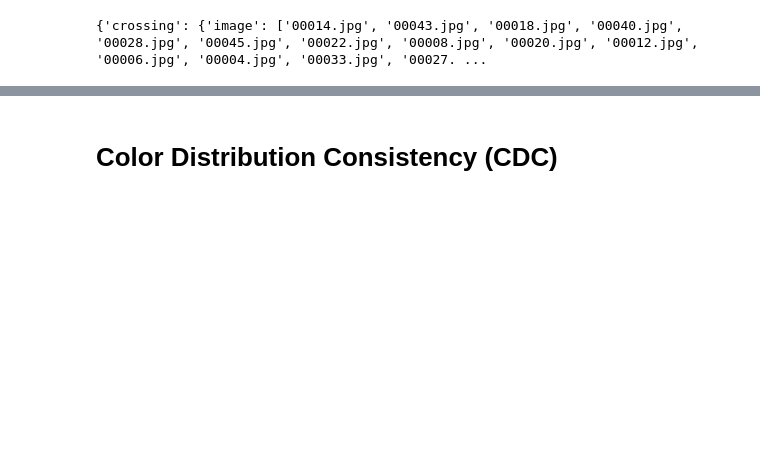
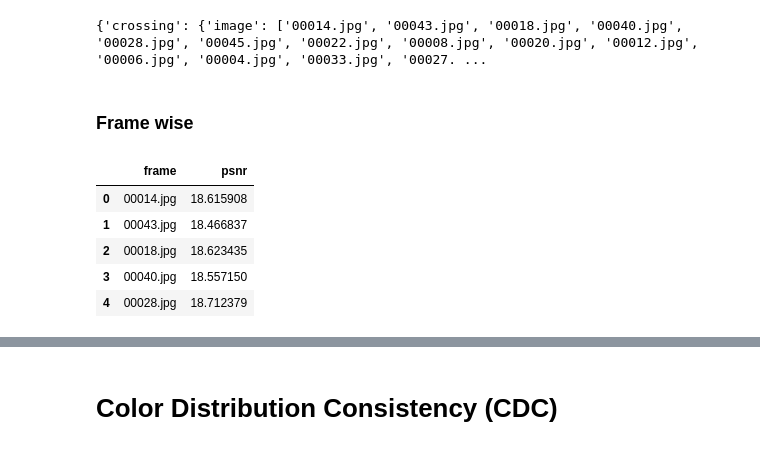
Before and after one commit to salkhon/video-colorization, a Jupyter notebook: notebooks/inference-video-colorization-rgb-with-perceptual-loss.ipynb, the cells around one changed output, grey strips where cells are left out. Drawn from its saved outputs; the diff is of its cells as text; code cells hidden in the pictures; blank space fills up the shorter version.

```diff
--- a/notebooks/inference-video-colorization-rgb-with-perceptual-loss.ipynb
+++ b/notebooks/inference-video-colorization-rgb-with-perceptual-loss.ipynb
@@ -113,7 +114,7 @@ model = ConvNetWithEfficientNetFeatureExtractor().to("cuda")
 # %% [markdown]
 # Inference
 # %%
-MODEL_NAME = "vqa2"
+MODEL_NAME = "davis"
 MODEL_DIR = Path("/home/salkhon/repo/colorization/models")
 # %%
 model.load_state_dict(torch.load(MODEL_DIR / f"{MODEL_NAME}.pth"))
@@ -156,7 +156,6 @@ for img_idx in tqdm(range(len(davis_ds))):
     inp = davis_ds[img_idx][0].unsqueeze(0).to("cuda")
     out = model(inp)
     out: torch.Tensor = out.detach()[0].cpu()
-    out = torch.clip(out, 0, 1)
     inp_path = davis_ds.data_paths[img_idx]
     out_path = OUTPUT_PATH / inp_path.relative_to(DAVIS_PATH)
     out_path.parent.mkdir(parents=True, exist_ok=True)
@@ -180,18 +181,15 @@ print(psnr_val)
 # %%
-import pandas as pd
-
 dfs: dict[str, dict[str, list]] = {}
 for img_idx in tqdm(range(len(davis_ds))):
     gt = davis_ds[img_idx][1]
     out_path = OUTPUT_PATH / davis_ds.data_paths[img_idx].relative_to(DAVIS_PATH)
     category = out_path.parent.name
     out = transforms.ToTensor()(Image.open(out_path))
-    out: torch.Tensor
 
     psnr_val = psnr(gt, out)
 
     if category not in dfs:
-        dfs[category] = { "image": [], "psnr": [] }
+        dfs[category] = {"image": [], "psnr": []}
 
     dfs[category]["image"].append(out_path.name)
     dfs[category]["psnr"].append(psnr_val)
@@ -211,3 +209,5 @@ for category, data in dfs.items():
     df.set_index("image", inplace=True)
     df.sort_index(inplace=True)
     df.to_csv(OUTPUT_PATH / category / f"{category}.csv")
+# %% [markdown]
+### Frame wise
@@ -213,0 +228,16 @@ for category, data in dfs.items():
+# %%
+df_dict = {"frame": [], "psnr": []}
+for frame, data in frames_vs_psnr.items():
+    df_dict["frame"].append(frame)
+    df_dict["psnr"].append(data["psnr"] / data["count"])
+
+df = pd.DataFrame(df, columns=["frame", "psnr"])
+# %%
+df.head()
+# %% [output]
+|  | frame | psnr |
+| 0 | 00014.jpg | 18.615908 |
+| 1 | 00043.jpg | 18.466837 |
+| 2 | 00018.jpg | 18.623435 |
+| 3 | 00040.jpg | 18.557150 |
+| 4 | 00028.jpg | 18.712379 |
```
Also changed, not shown: parts of 16 cells of this notebook, 1 other file.
